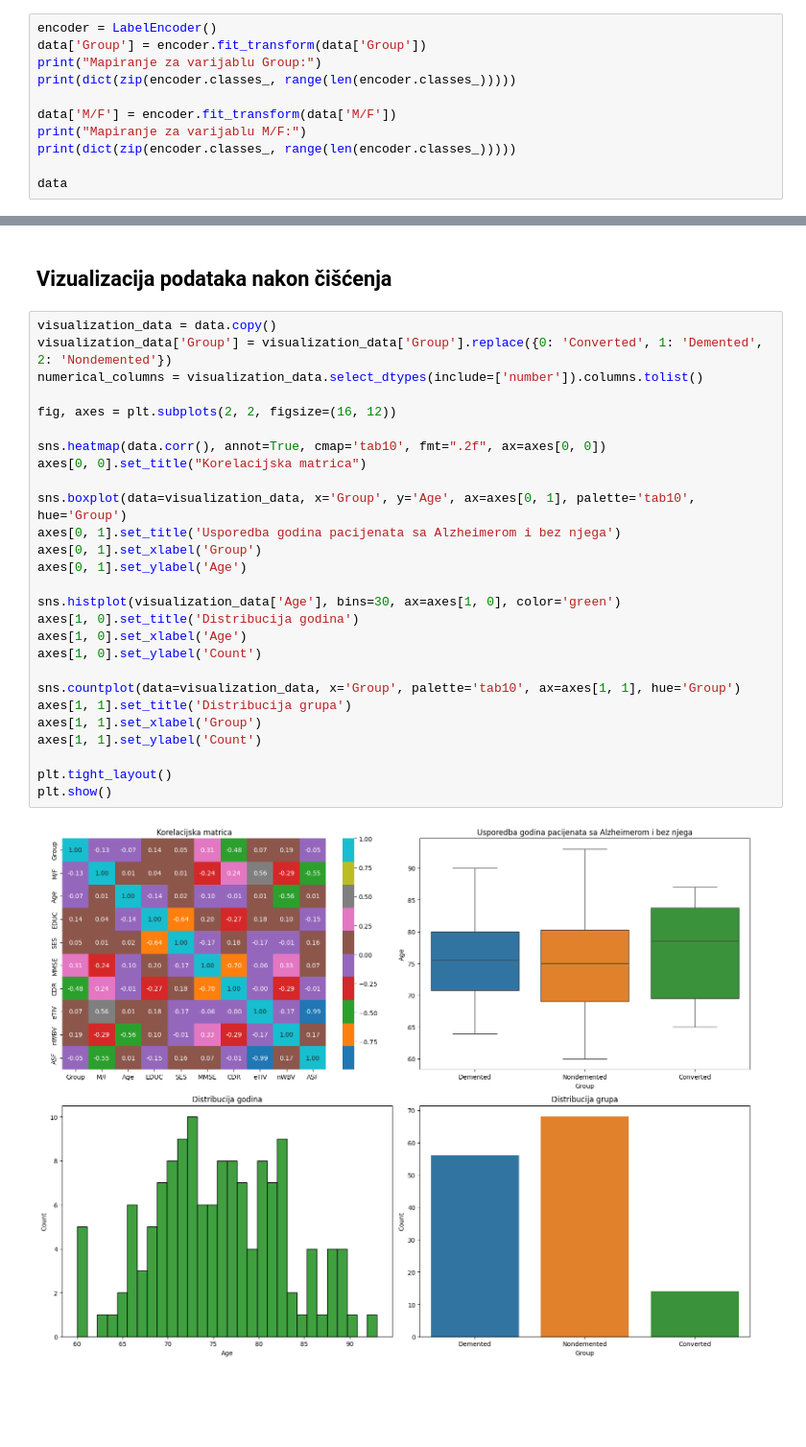
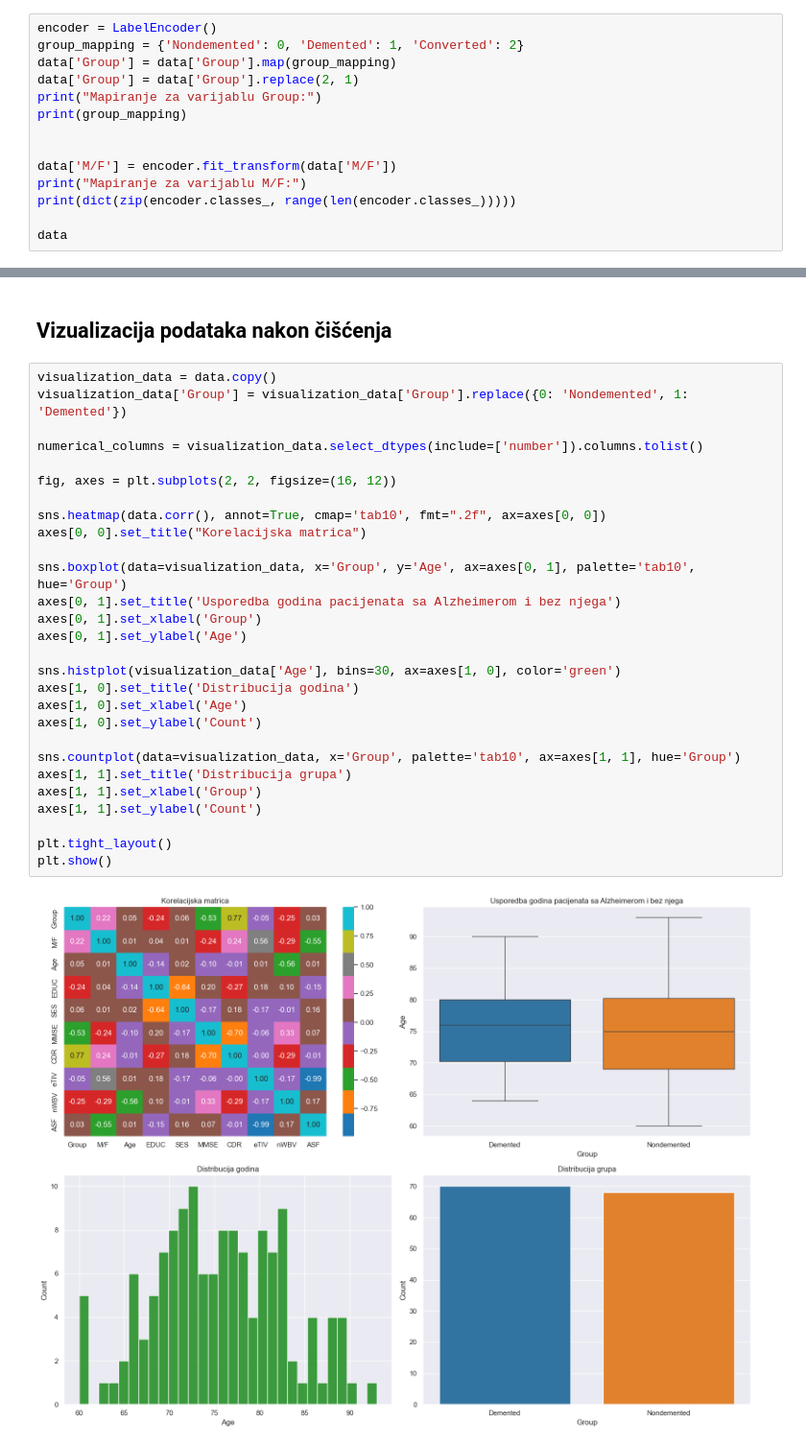
Before and after one commit to dz54240/UUZOP---projekt, a Jupyter notebook: uuzop_projekt.ipynb, the cells around one changed output, grey strips where cells are left out. Shown at 96% size. Drawn from its saved outputs; the diff is of its cells as text; blank space fills up the shorter version.

```diff
--- a/uuzop_projekt.ipynb
+++ b/uuzop_projekt.ipynb
@@ -196,8 +192,11 @@ Nase kategorijske varijable su uređene pa stoga koristimo label encoding.
 # %%
 encoder = LabelEncoder()
-data['Group'] = encoder.fit_transform(data['Group'])
+group_mapping = {'Nondemented': 0, 'Demented': 1, 'Converted': 2}
+data['Group'] = data['Group'].map(group_mapping)
+data['Group'] = data['Group'].replace(2, 1)
 print("Mapiranje za varijablu Group:")
-print(dict(zip(encoder.classes_, range(len(encoder.classes_)))))
+print(group_mapping)
+
 
 data['M/F'] = encoder.fit_transform(data['M/F'])
 print("Mapiranje za varijablu M/F:")
@@ -301,33 +304,34 @@ data_normalized
 ## Vizualizacija podataka nakon čišćenja
 # %%
 visualization_data = data.copy()
-visualization_data['Group'] = visualization_data['Group'].replace({0: 'Converted', 1: 'Demented', 2: 'Nondemented'})
+visualization_data['Group'] = visualization_data['Group'].replace({0: 'Nondemented', 1: 'Demented'})
+
 numerical_columns = visualization_data.select_dtypes(include=['number']).columns.tolist()
 
 fig, axes = plt.subplots(2, 2, figsize=(16, 12))
 
 sns.heatmap(data.corr(), annot=True, cmap='tab10', fmt=".2f", ax=axes[0, 0])
 axes[0, 0].set_title("Korelacijska matrica")
 
 sns.boxplot(data=visualization_data, x='Group', y='Age', ax=axes[0, 1], palette='tab10', hue='Group')
 axes[0, 1].set_title('Usporedba godina pacijenata sa Alzheimerom i bez njega')
 axes[0, 1].set_xlabel('Group')
 axes[0, 1].set_ylabel('Age')
 
 sns.histplot(visualization_data['Age'], bins=30, ax=axes[1, 0], color='green')
 axes[1, 0].set_title('Distribucija godina')
 axes[1, 0].set_xlabel('Age')
 axes[1, 0].set_ylabel('Count')
 
 sns.countplot(data=visualization_data, x='Group', palette='tab10', ax=axes[1, 1], hue='Group')
 axes[1, 1].set_title('Distribucija grupa')
 axes[1, 1].set_xlabel('Group')
 axes[1, 1].set_ylabel('Count')
 
 plt.tight_layout()
 plt.show()
 # %% [output]
-[figure, old version]
+[figure, new version]
 # %%
 variables = [col for col in visualization_data.columns if col != 'Group']
 variable_combinations = list(combinations(variables, 2))
```
Also changed, not shown: parts of 19 cells of this notebook.
